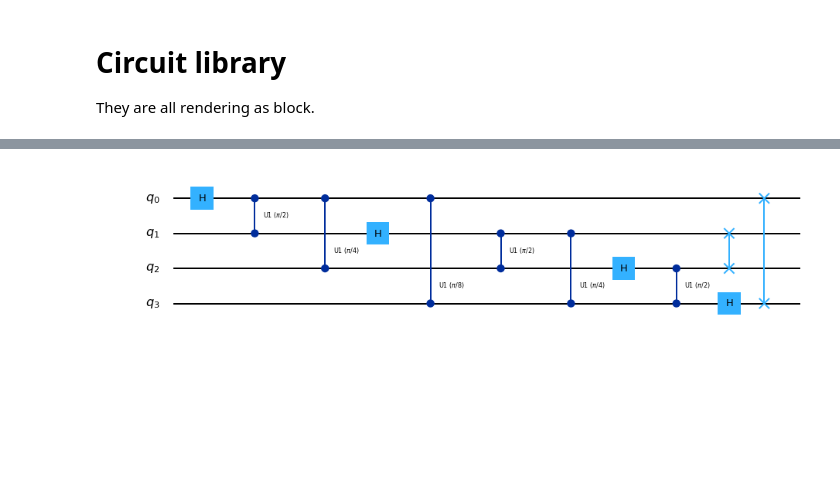
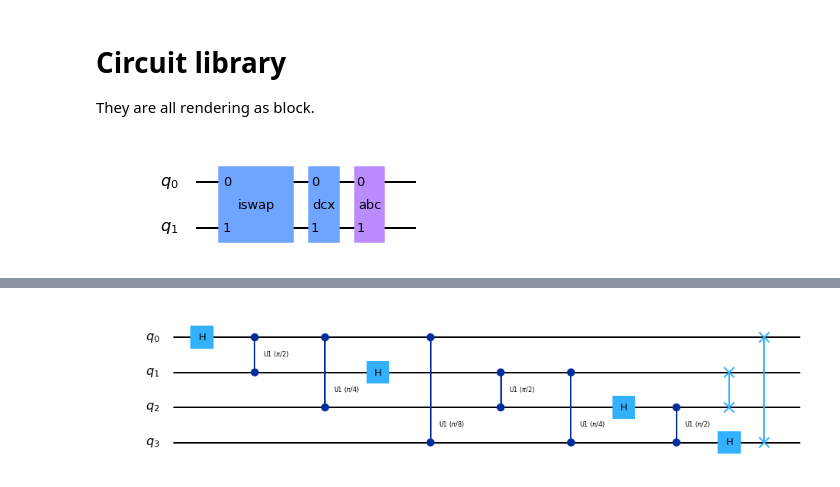
Before and after one commit to Cryoris/notebooks, a Jupyter notebook: IQX Colors Big Blue.ipynb, the cells around one changed output, grey strips where cells are left out. Saved outputs shown, nothing was run; the diff lists cells and outputs as text; code cells hidden in the pictures; blank space fills up the shorter version.

```diff
--- a/IQX Colors Big Blue.ipynb
+++ b/IQX Colors Big Blue.ipynb
@@ -6,6 +6,18 @@ They are all rendering as block.
 import numpy as np
 import matplotlib
 %matplotlib inline
+# %%
+from qiskit.circuit import QuantumCircuit, Gate
+
+my_gate = Gate('abc', 2, [])
+
+circuit = QuantumCircuit(2)
+circuit.iswap(0, 1)
+circuit.dcx(0, 1)
+circuit.append(my_gate, [0, 1])
+circuit.draw(output='mpl', style='legacy')
+# %% [output]
+[figure, added]
 # %%
 from qiskit.circuit import QuantumCircuit
 
```
Also changed, not shown: parts of 9 cells of this notebook, 23 other files.
